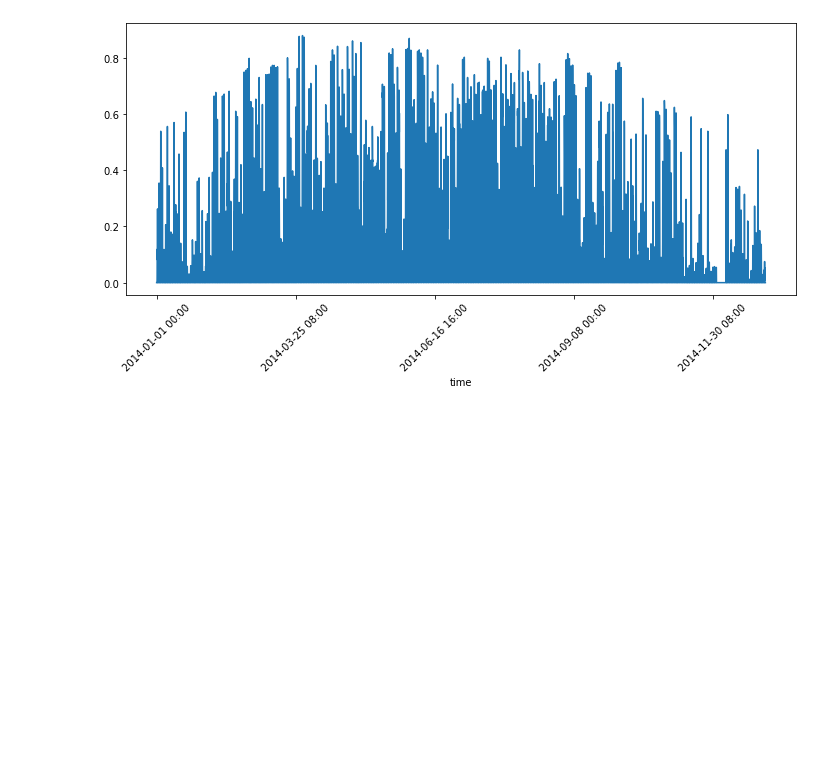
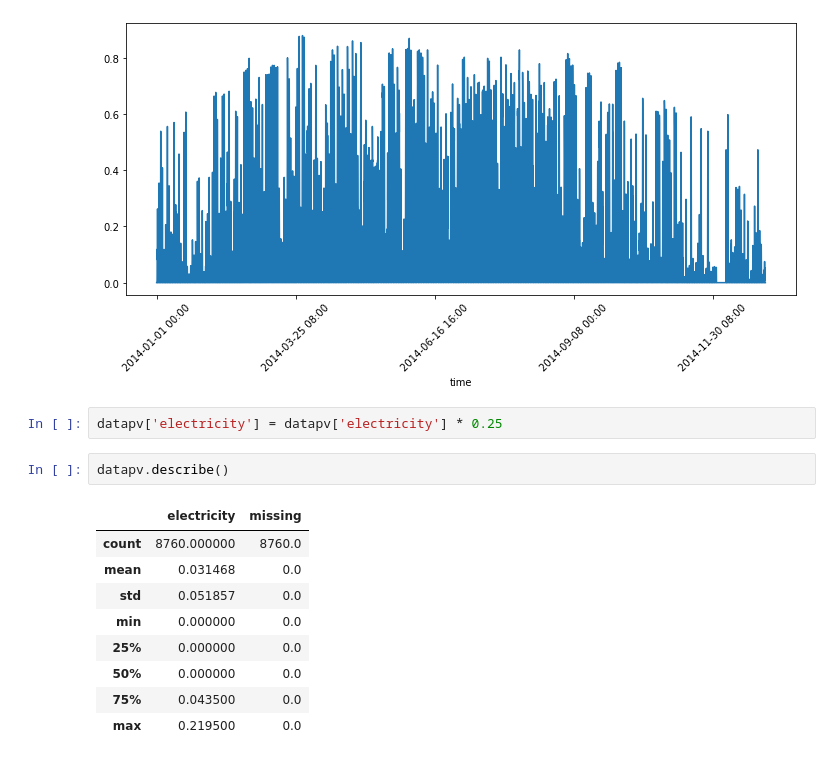
Before and after one commit to remedeiw/remedeiwmaster, a Jupyter notebook: DataEntryPV.ipynb, the cells around one changed output. Saved outputs shown, nothing was run; the diff lists cells and outputs as text; blank space fills up the shorter version.

```diff
--- a/DataEntryPV.ipynb
+++ b/DataEntryPV.ipynb
@@ -78,3 +78,17 @@ plt.xticks(rotation=45)
 plt.show()
 # %% [output]
 [figure]
+# %%
+datapv['electricity'] = datapv['electricity'] * 0.25
+# %%
+datapv.describe()
+# %% [output]
+|  | electricity | missing |
+| count | 8760.000000 | 8760.0 |
+| mean | 0.031468 | 0.0 |
+| std | 0.051857 | 0.0 |
+| min | 0.000000 | 0.0 |
+| 25% | 0.000000 | 0.0 |
+| 50% | 0.000000 | 0.0 |
+| 75% | 0.043500 | 0.0 |
+| max | 0.219500 | 0.0 |
```
Also changed, not shown: parts of 5 cells of this notebook, 6 other files.
